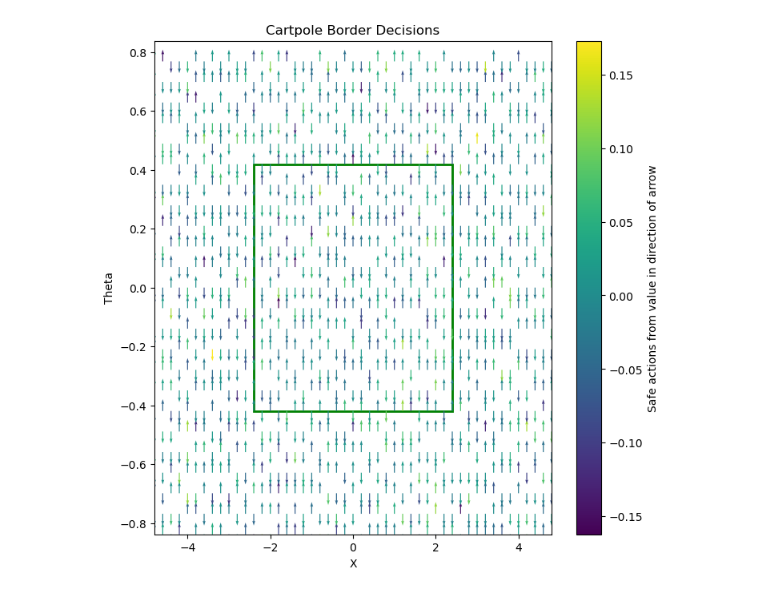
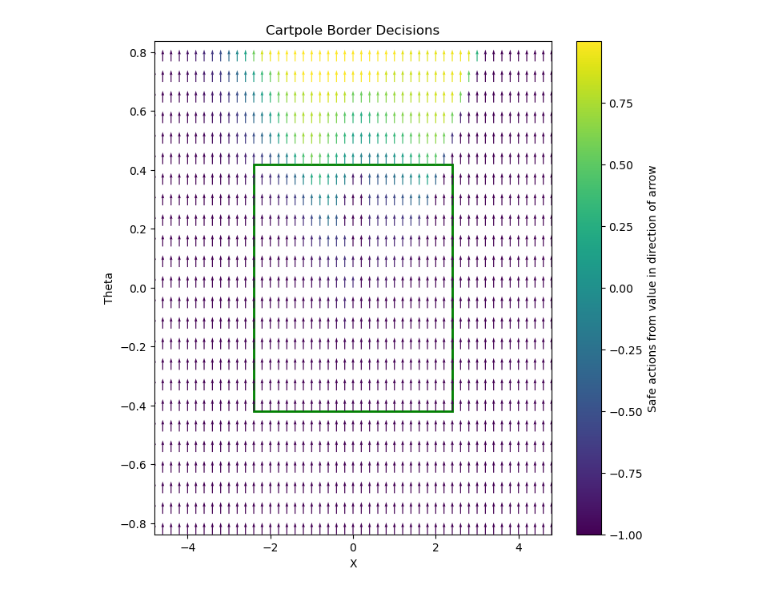
Before and after one commit to artureisele/discriminating-hyperplane, a Jupyter notebook: RL-DH/sac_for_hyperplanes.ipynb, the cells around one changed output. Saved outputs shown, nothing was run; the diff lists cells and outputs as text; code cells hidden in the pictures.

```diff
--- a/RL-DH/sac_for_hyperplanes.ipynb
+++ b/RL-DH/sac_for_hyperplanes.ipynb
@@ -2,7 +2,7 @@
 import torch
 from sac_learn_cartpole_with_hyperplanes_actor import Actor
 from gymnasium.envs.registration import register
-from envs.cartpole_pret_gymnasium import CartPoleEnv
+from envs.cartpole_pret_gymnasium_hyperparamactions import CartPoleEnvParamActions
 register(
     id="customEnvs/CartPoleEnvParamActions",
     entry_point="envs.cartpole_pret_gymnasium_hyperparamactions:CartPoleEnvParamActions",
@@ -32,5 +32,5 @@ envs = gym.vector.SyncVectorEnv([make_env("customEnvs/CartPoleEnvParamActions",
 actor = Actor(envs)
 
 # Load the model's state_dict (parameters)
-actor.load_state_dict(torch.load('/home/artur/Schreibtisch/DiscriminatingHyperplaneFork/discriminating-hyperplane/videos/customEnvs/actor_model.pth'))
+actor.load_state_dict(torch.load('/home/artur/Schreibtisch/DiscriminatingHyperplaneFork/discriminating-hyperplane/RL-DH/videos/customEnvs/actor_model.pth'))
 # %% [output]
@@ -64,35 +129,35 @@ ax = fig.add_subplot(111)
 colors = []
 for x in np.arange(-2.4-2.4,2.5+2.4,0.2):
     for theta in np.arange(-safe_radians*2,safe_radians*2,math.pi / 360 *8):
-        o=[x,0,theta,0]
-        actions, _, _ = actor.get_action(obs)
+        o=torch.tensor([[x,0,theta,0]], dtype=torch.float32)
+        actions, _, _ = actor.get_action(o)
         a_h,b_h = actions[0]
         borders.append([x,theta])
         a_h = a_h.detach().numpy()
         b_h = b_h.detach().numpy()
         threshold = np.clip((b_h/a_h),-1,1)
         if(a_h>0):
             to_right_is_dangerous = False
         else:
             to_right_is_dangerous = True
         if to_right_is_dangerous:
             arrowDirX.append(0)
             arrowDirY.append(-1)
             colors.append(threshold)
         else:
             arrowDirX.append(0)
             arrowDirY.append(1)
             colors.append(threshold)
 borders = np.array(borders)
 rectangle = patches.Rectangle((-safe_x, -safe_radians), 2*safe_x, 2*safe_radians, linewidth=2, edgecolor='green', facecolor='white')
 ax.add_patch(rectangle)
 quiver_plot=plt.quiver(borders[:,0], borders[:,1], arrowDirX, arrowDirY,colors, cmap ="viridis", angles='xy', scale_units='xy', scale=25)
 # This are the borders of the simulation
 plt.axis([-2*safe_x, 2*safe_x, -2*safe_radians, 2*safe_radians])
 plt.colorbar(quiver_plot, label="Safe actions from value in direction of arrow")
 plt.xlabel("X")
 plt.ylabel("Theta")
 plt.title("Cartpole Border Decisions")
 plt.show()
 # %% [output]
-[figure, old version]
+[figure, new version]
```
Also changed, not shown: parts of 3 cells of this notebook, 9 other files.
